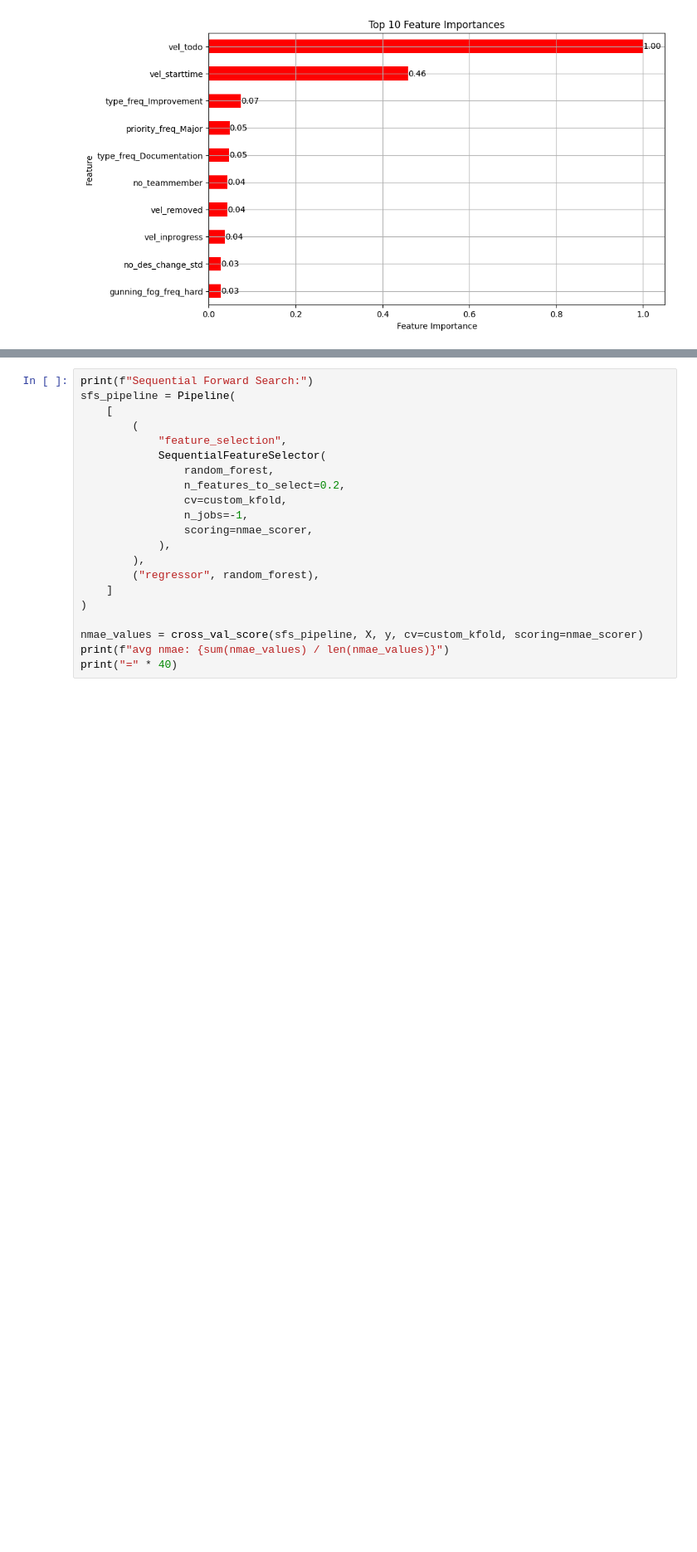
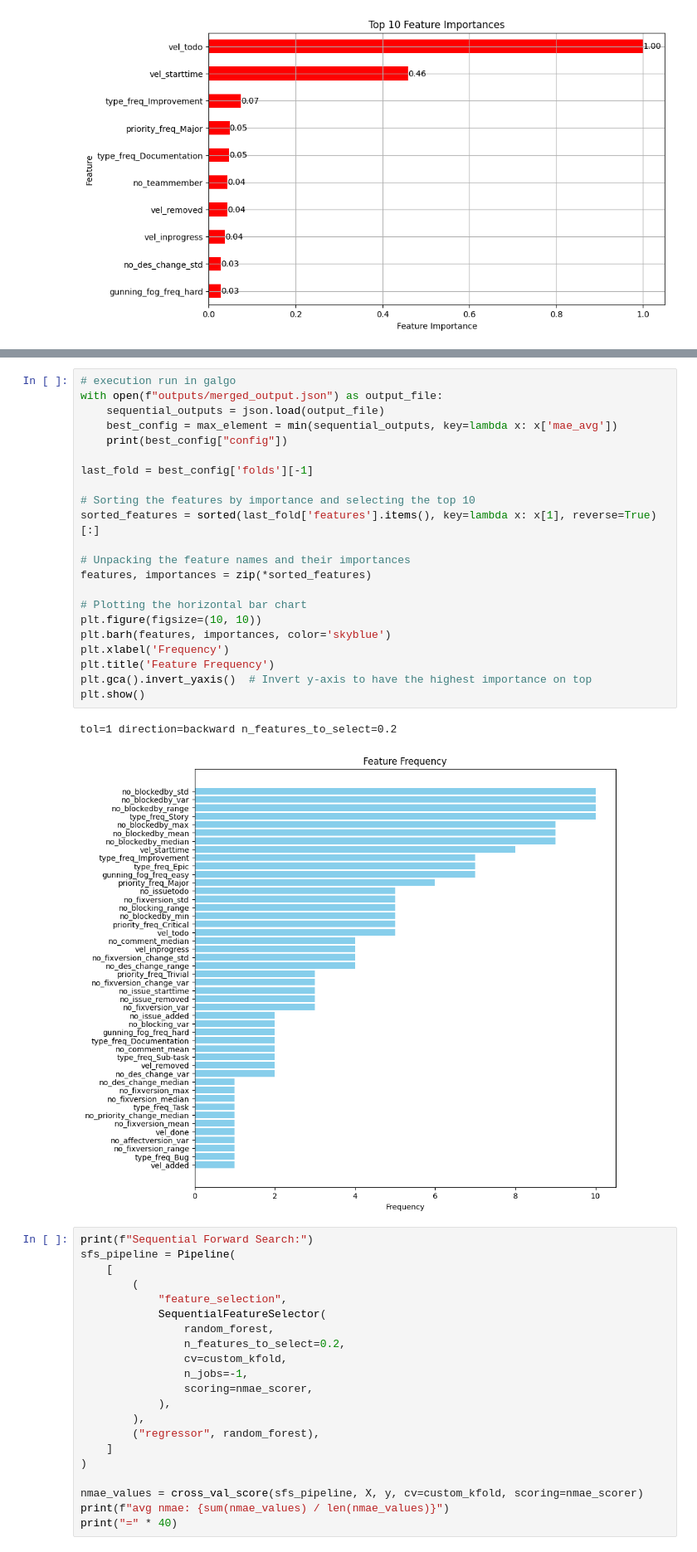
Before and after one commit to UCLM-SIMD/SDEE, a Jupyter notebook: fss.ipynb, the cells around one changed output, grey strips where cells are left out. Shown at 83% size. Drawn from its saved outputs; the diff is of its cells as text; blank space fills up the shorter version.

```diff
--- a/fss.ipynb
+++ b/fss.ipynb
@@ -145,3 +154,28 @@ plot_feature_importances(feature_importances_normalized)
+# %%
+# execution run in galgo
+with open(f"outputs/merged_output.json") as output_file:
+    sequential_outputs = json.load(output_file)
+    best_config = max_element = min(sequential_outputs, key=lambda x: x['mae_avg'])
+    print(best_config["config"])
+
+last_fold = best_config['folds'][-1]
+
+# Sorting the features by importance and selecting the top 10
+sorted_features = sorted(last_fold['features'].items(), key=lambda x: x[1], reverse=True)[:]
+
+# Unpacking the feature names and their importances
+features, importances = zip(*sorted_features)
+
+# Plotting the horizontal bar chart
+plt.figure(figsize=(10, 10))
+plt.barh(features, importances, color='skyblue')
+plt.xlabel('Frequency')
+plt.title('Feature Frequency')
+plt.gca().invert_yaxis()  # Invert y-axis to have the highest importance on top
+plt.show()
+# %% [output]
+tol=1 direction=backward n_features_to_select=0.2
+[figure, added]
 # %%
 print(f"Sequential Forward Search:")
 sfs_pipeline = Pipeline(
```
Also changed, not shown: parts of 9 cells of this notebook, 6 other files.
